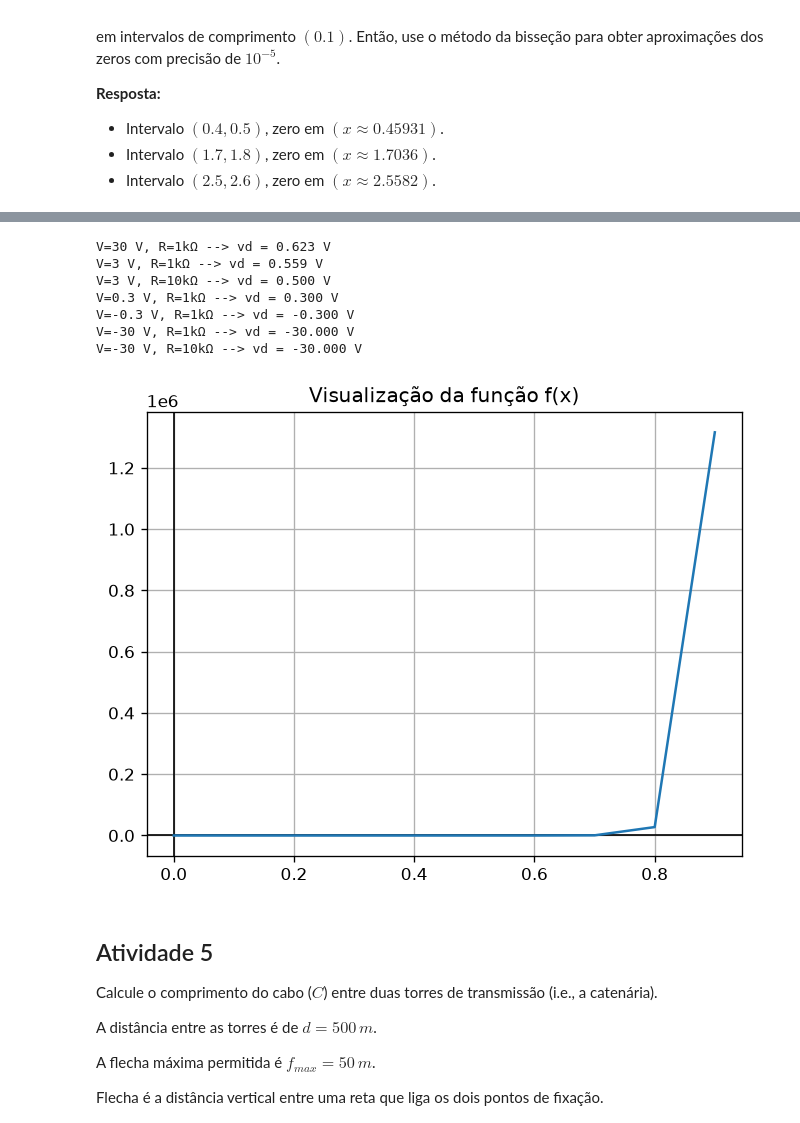
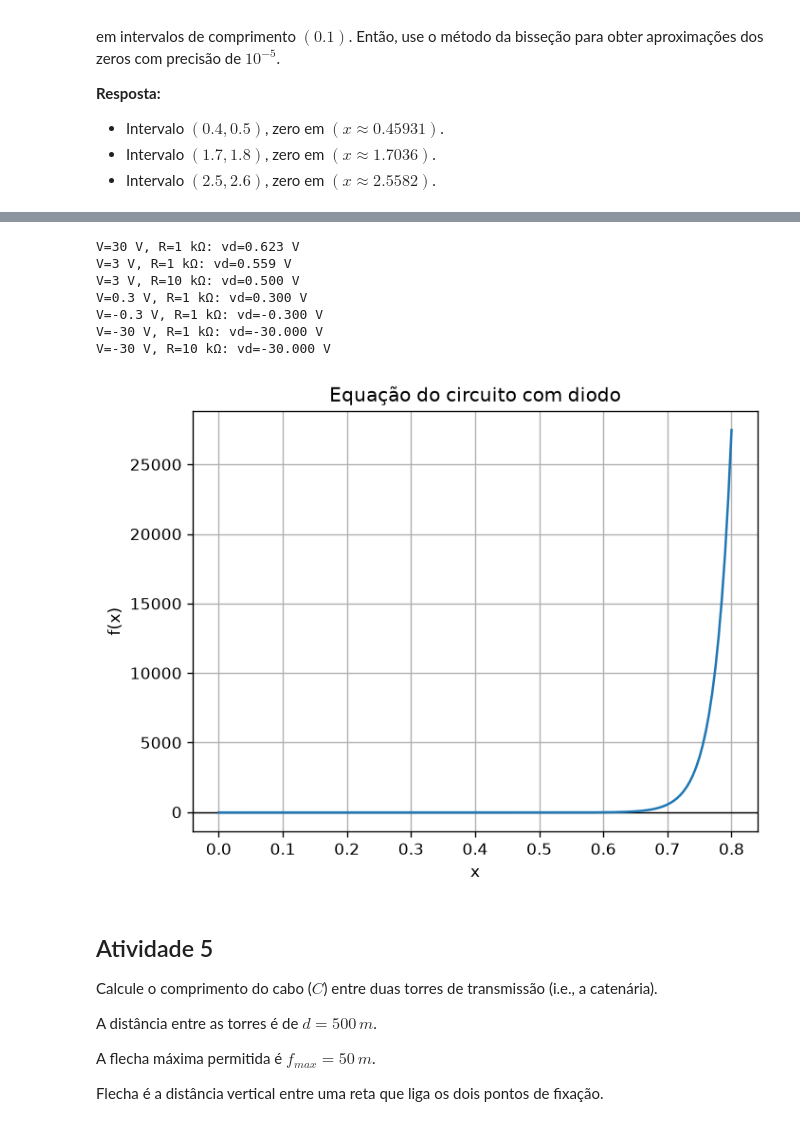
Before and after one commit to Ribeiro077/cnum, a Jupyter notebook: notebooks/semana4.ipynb, the cells around one changed output, grey strips where cells are left out. Saved outputs shown, nothing was run; the diff lists cells and outputs as text; code cells hidden in the pictures.

```diff
--- a/notebooks/semana4.ipynb
+++ b/notebooks/semana4.ipynb
@@ -241,59 +211,37 @@ e) $-0.300$
 f) $-30$
 g) $-30$
 # %%
-def f4(x, V, R):
-    IR = 1e-12  # corrente de saturação (A)
-    T = 300.0  # temperatura (K)
-    k = 1.38064852e-23  # constante de Boltzmann (J/K)
-    q = 1.60217662e-19  # carga do elétron (C)
-    vt = k * T / q  # tensão térmica (V)
-    return R * IR * (np.exp(x / vt) - 1) + x - V
+BOLTZMANN = 1.38064852e-23
+ELECTRON_CHARGE = 1.60217662e-19
+SATURATION_CURRENT = 1e-12
+TEMPERATURE = 300.0
+THERMAL_VOLTAGE = BOLTZMANN*TEMPERATURE/ELECTRON_CHARGE
 
-def plot(f, xi, xf, d=0.1):
-    # Intervalo para plotar
-    x_vals = np.arange(xi, xf, d)
-    y_vals = f(x_vals)
 
-    plt.axhline(0, color="black", linewidth=1)  # eixo x
-    plt.axvline(0, color="black", linewidth=1)  # eixo y
-    plt.plot(x_vals, y_vals)
-    plt.grid(True)
-    plt.title("Visualização da função f(x)")
+def diode_balance(vd, source_voltage, resistance):
+    diode_current = SATURATION_CURRENT*np.expm1(vd/THERMAL_VOLTAGE)
+    return resistance*diode_current + vd - source_voltage
 
-    plt.show()
-    plt.close()
 
-def main():
-    f4_vr = lambda x: f4(x, 30, 1e3)
-    plot(f4_vr, 0, 1)
-    VRs = [
-        (30, 1e3, 0, 1),
-        (3, 1e3, 0, 1),
-        (3, 1e4, 0, 1),
-        (0.3, 1e3, 0, 0.5),
-        (-0.3, 1e3, -1, 0),
-        (-30, 1e3, -40, 0),
-        (-30, 1e4, -40, 0),
-    ]
-    for V, R, a, b in VRs:
-        try:
-            f4_vrs = lambda x: f4(x, V, R)
-            r, i = bissecao(f4_vrs, a, b, 1e-8)
-            print(f"V={V} V, R={R/1e3:.0f}kΩ --> vd = {r:.3f} V")
-        except ValueError as error:
-            print(f"V={V} V, R={R/1e3:.0f}kΩ --> {error}")
-
-if __name__ == "__main__":
-    main()
+draw_interval(lambda x: diode_balance(x, 30, 1e3), 0, 0.8, step=0.005, title="Equação do circuito com diodo")
+cases = [
+    (30, 1e3, 0, 1), (3, 1e3, 0, 1), (3, 1e4, 0, 1),
+    (0.3, 1e3, 0, 0.5), (-0.3, 1e3, -1, 0),
+    (-30, 1e3, -40, 0), (-30, 1e4, -40, 0),
+]
+for voltage, resistance, start, stop in cases:
+    function = lambda x, v=voltage, r=resistance: diode_balance(x, v, r)
+    root, _ = bissecao(function, start, stop, 1e-8, iter=200)
+    print(f"V={voltage:g} V, R={resistance/1e3:g} kΩ: vd={root:.3f} V")
 # %% [output]
-V=30 V, R=1kΩ --> vd = 0.623 V
-V=3 V, R=1kΩ --> vd = 0.559 V
-V=3 V, R=10kΩ --> vd = 0.500 V
-V=0.3 V, R=1kΩ --> vd = 0.300 V
-V=-0.3 V, R=1kΩ --> vd = -0.300 V
-V=-30 V, R=1kΩ --> vd = -30.000 V
-V=-30 V, R=10kΩ --> vd = -30.000 V
+V=30 V, R=1 kΩ: vd=0.623 V
+V=3 V, R=1 kΩ: vd=0.559 V
+V=3 V, R=10 kΩ: vd=0.500 V
+V=0.3 V, R=1 kΩ: vd=0.300 V
+V=-0.3 V, R=1 kΩ: vd=-0.300 V
+V=-30 V, R=1 kΩ: vd=-30.000 V
+V=-30 V, R=10 kΩ: vd=-30.000 V
-[figure, old version]
+[figure, new version]
 # %% [markdown]
 ## Atividade 5
 Calcule o comprimento do cabo ($C$) entre duas torres de transmissão (i.e., a catenária).
```
Also changed, not shown: parts of 5 cells of this notebook, 4 other files.
